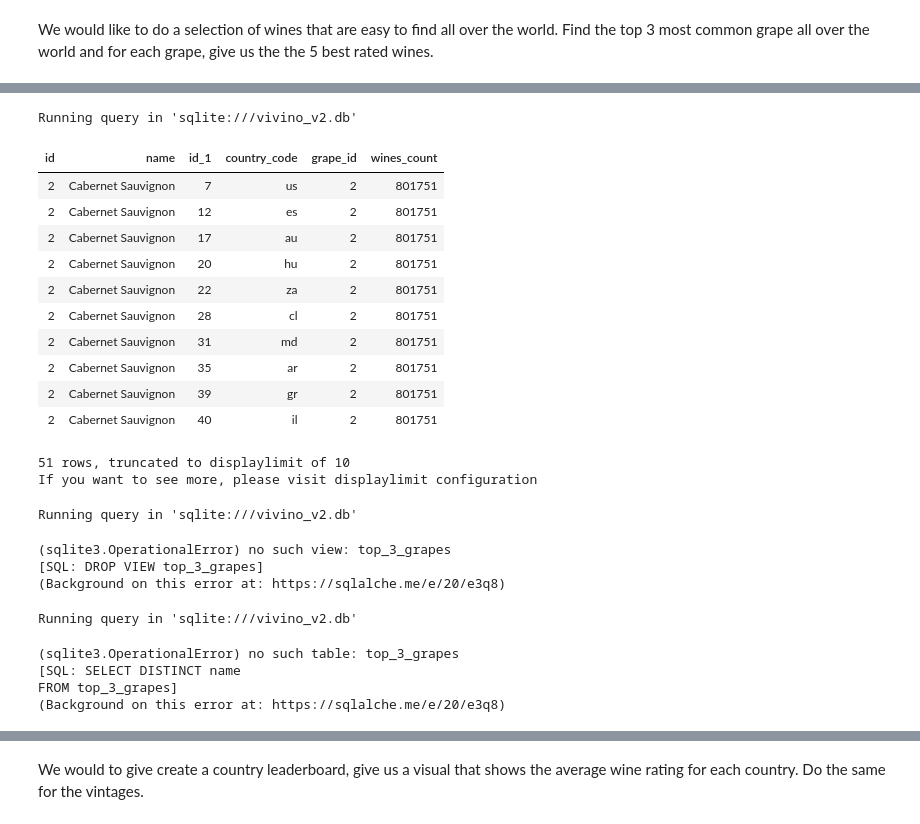
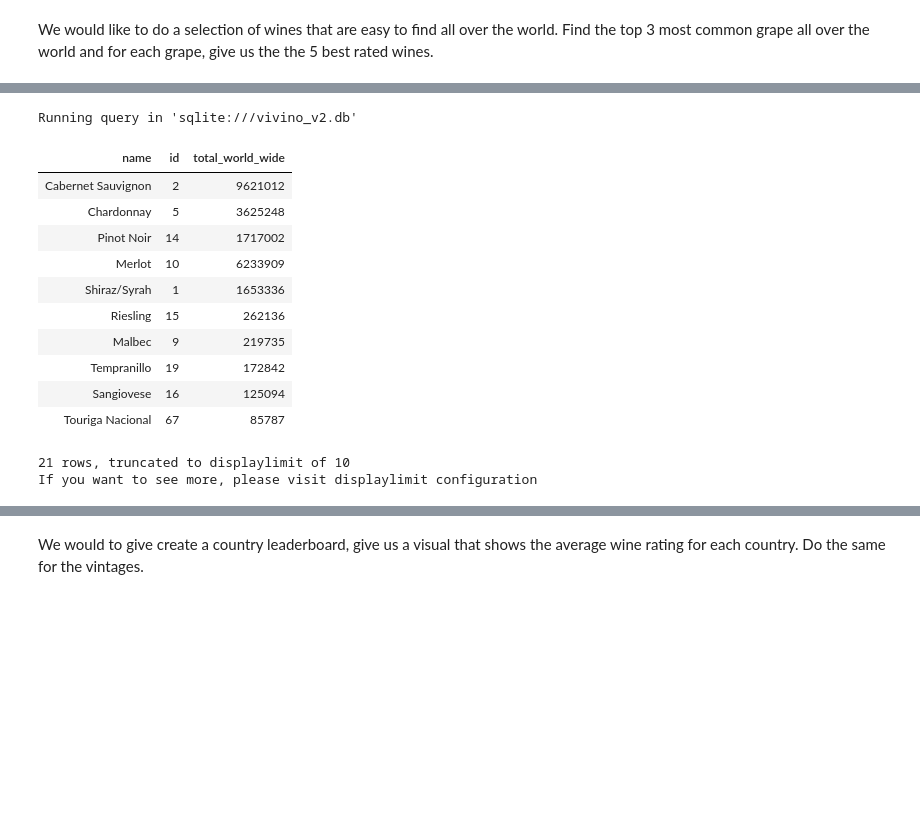
Before and after one commit to maciejkrsk/wine_market_analysis, a Jupyter notebook: requests.ipynb, the cells around one changed output, grey strips where cells are left out. Saved outputs shown, nothing was run; the diff lists cells and outputs as text; code cells hidden in the pictures; blank space fills up the shorter version.

```diff
--- a/requests.ipynb
+++ b/requests.ipynb
@@ -188,42 +216,23 @@ We would like to do a selection of wines that are easy to find all over the worl
 # %%
-%%sql
---CREATE VIEW top_3_grapes AS
-SELECT   DISTINCT   grapes.id,grapes.name, most_used_grapes_per_country.*
+%%sql --COMPLETE
+SELECT grapes.name, grapes.id, SUM(most_used_grapes_per_country.wines_count) AS total_world_wide
 FROM most_used_grapes_per_country
 JOIN grapes
-ON most_used_grapes_per_country.grape_id = grapes.id
+ON grapes.id = most_used_grapes_per_country.grape_id
+GROUP BY most_used_grapes_per_country.wines_count
 ORDER BY most_used_grapes_per_country.wines_count DESC
---limit 3
 # %% [output]
 Running query in 'sqlite:///vivino_v2.db'
-| id | name | id_1 | country_code | grape_id | wines_count |
-| 2 | Cabernet Sauvignon | 7 | us | 2 | 801751 |
-| 2 | Cabernet Sauvignon | 12 | es | 2 | 801751 |
-| 2 | Cabernet Sauvignon | 17 | au | 2 | 801751 |
-| 2 | Cabernet Sauvignon | 20 | hu | 2 | 801751 |
-| 2 | Cabernet Sauvignon | 22 | za | 2 | 801751 |
-| 2 | Cabernet Sauvignon | 28 | cl | 2 | 801751 |
-| 2 | Cabernet Sauvignon | 31 | md | 2 | 801751 |
-| 2 | Cabernet Sauvignon | 35 | ar | 2 | 801751 |
-| 2 | Cabernet Sauvignon | 39 | gr | 2 | 801751 |
-| 2 | Cabernet Sauvignon | 40 | il | 2 | 801751 |
+| name | id | total_world_wide |
+| Cabernet Sauvignon | 2 | 9621012 |
+| Chardonnay | 5 | 3625248 |
+| Pinot Noir | 14 | 1717002 |
+| Merlot | 10 | 6233909 |
+| Shiraz/Syrah | 1 | 1653336 |
+| Riesling | 15 | 262136 |
+| Malbec | 9 | 219735 |
+| Tempranillo | 19 | 172842 |
+| Sangiovese | 16 | 125094 |
+| Touriga Nacional | 67 | 85787 |
-51 rows, truncated to displaylimit of 10
+21 rows, truncated to displaylimit of 10
 If you want to see more, please visit displaylimit configuration
-# %%
-%%sql
-DROP VIEW top_3_grapes
-# %% [output]
-Running query in 'sqlite:///vivino_v2.db'
-(sqlite3.OperationalError) no such view: top_3_grapes
-[SQL: DROP VIEW top_3_grapes]
-(Background on this error at: https://sqlalche.me/e/20/e3q8)
-# %%
-%%sql
-SELECT DISTINCT name
-FROM top_3_grapes
-# %% [output]
-Running query in 'sqlite:///vivino_v2.db'
-(sqlite3.OperationalError) no such table: top_3_grapes
-[SQL: SELECT DISTINCT name
-FROM top_3_grapes]
-(Background on this error at: https://sqlalche.me/e/20/e3q8)
```
Also changed, not shown: parts of 9 cells of this notebook, 6 other files.
